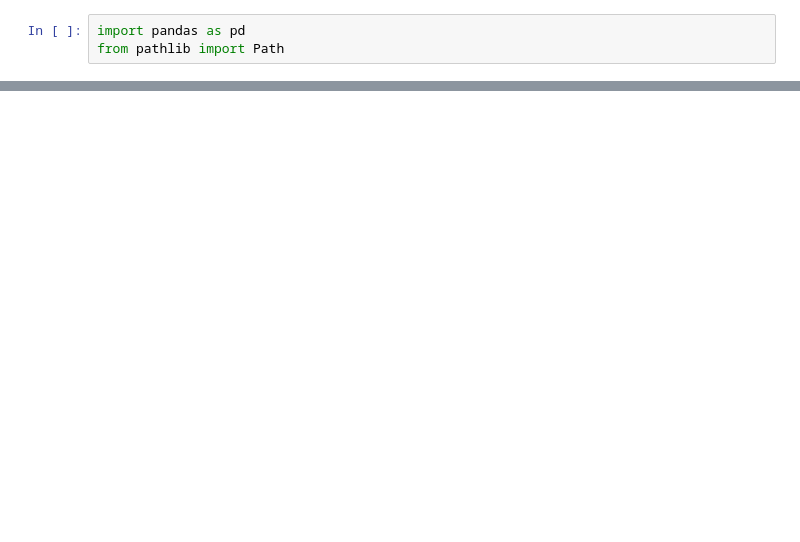
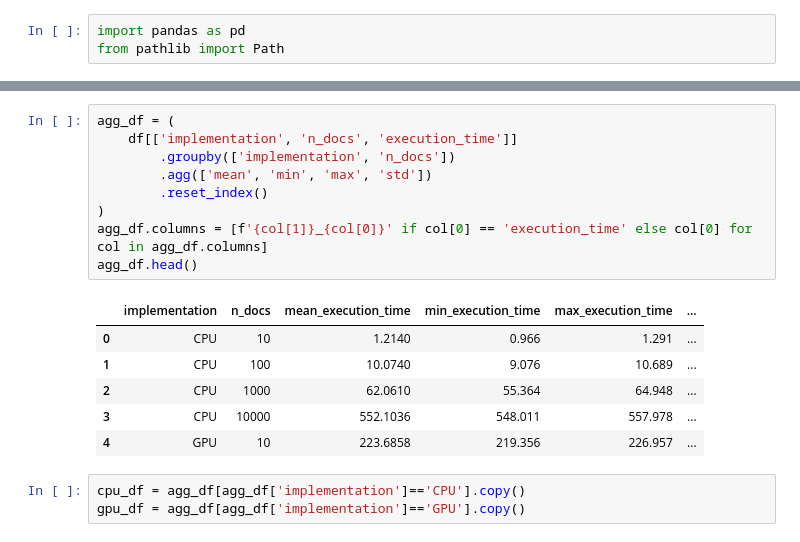
Before and after one commit to bdsaglam/mmi-713-project, a Jupyter notebook: nbs/visualize.ipynb, the cells around one changed output, grey strips where cells are left out. Saved outputs shown, nothing was run; the diff lists cells and outputs as text; blank space fills up the shorter version.

```diff
--- a/nbs/visualize.ipynb
+++ b/nbs/visualize.ipynb
@@ -53,0 +71,19 @@ df.sort_values(by=['implementation', 'n_docs'])
+# %%
+agg_df = (
+    df[['implementation', 'n_docs', 'execution_time']]
+        .groupby(['implementation', 'n_docs'])
+        .agg(['mean', 'min', 'max', 'std'])
+        .reset_index()
+)
+agg_df.columns = [f'{col[1]}_{col[0]}' if col[0] == 'execution_time' else col[0] for col in agg_df.columns]
+agg_df.head()
+# %% [output]
+|  | implementation | n_docs | mean_execution_time | min_execution_time | max_execution_time | ... |
+| 0 | CPU | 10 | 1.2140 | 0.966 | 1.291 | ... |
+| 1 | CPU | 100 | 10.0740 | 9.076 | 10.689 | ... |
+| 2 | CPU | 1000 | 62.0610 | 55.364 | 64.948 | ... |
+| 3 | CPU | 10000 | 552.1036 | 548.011 | 557.978 | ... |
+| 4 | GPU | 10 | 223.6858 | 219.356 | 226.957 | ... |
+# %%
+cpu_df = agg_df[agg_df['implementation']=='CPU'].copy()
+gpu_df = agg_df[agg_df['implementation']=='GPU'].copy()
```
Also changed, not shown: parts of 4 cells of this notebook, 41 other files.
